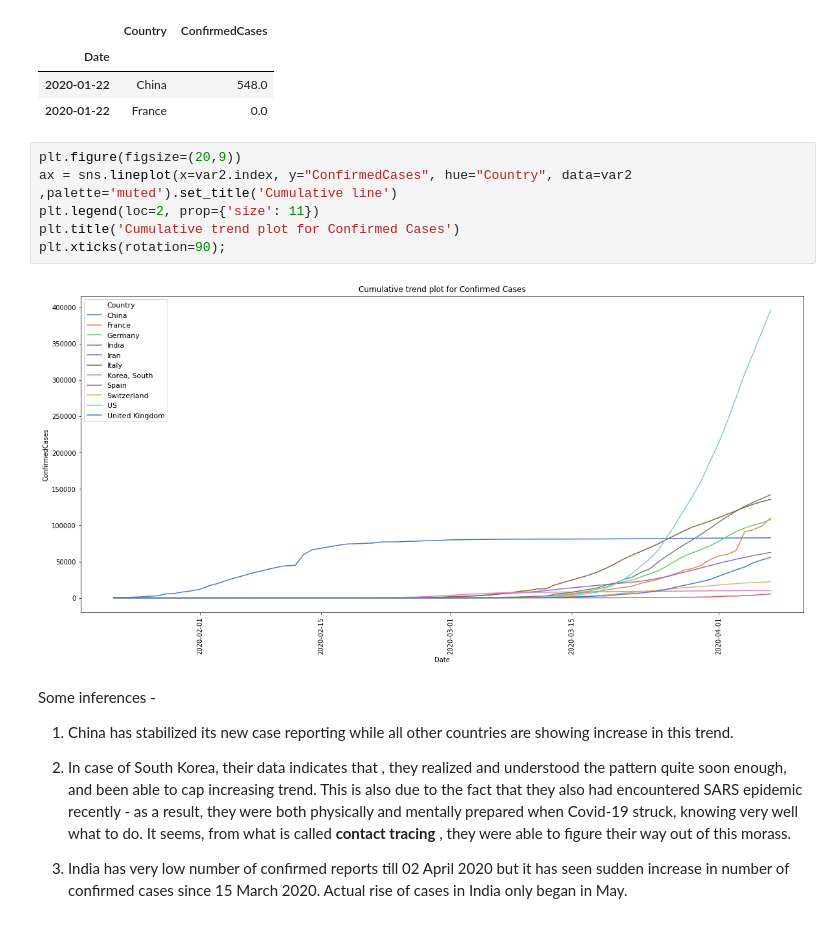
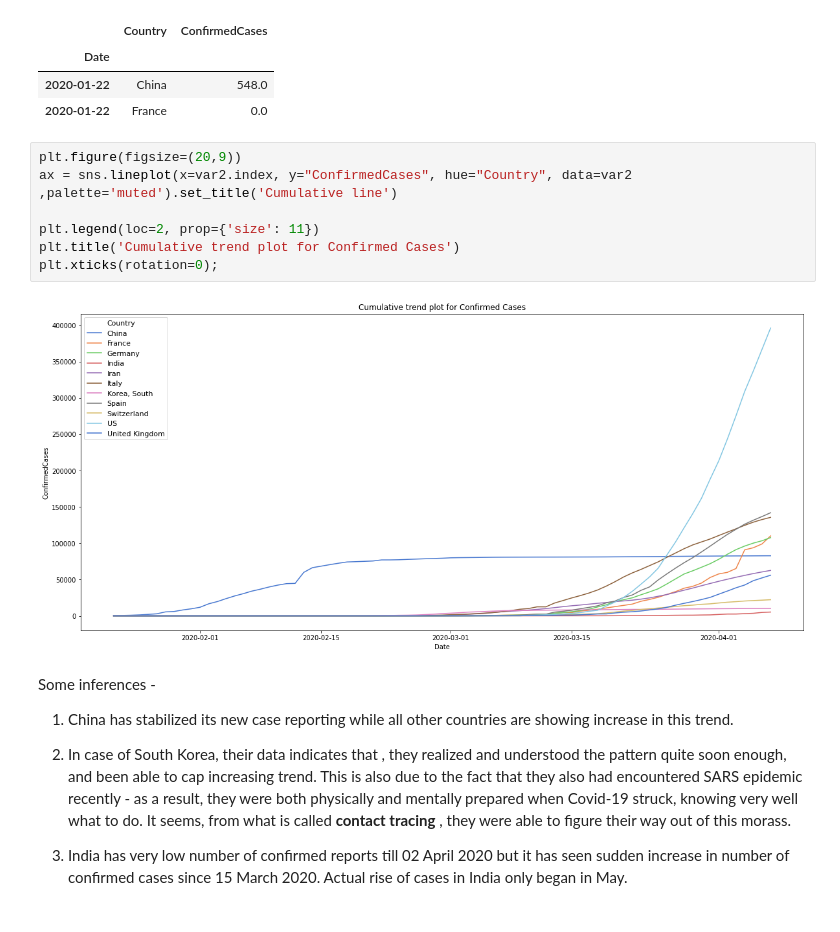
Before and after one commit to 14narmu/COVID-19-Global-Forecasting-Week, a Jupyter notebook: EDA_Covid_19.ipynb, the cells around one changed output. Cells and saved outputs as stored; diff of their text form.

```diff
--- a/EDA_Covid_19.ipynb
+++ b/EDA_Covid_19.ipynb
@@ -449,11 +461,12 @@ var2.head(2)
 # %%
 plt.figure(figsize=(20,9))
 ax = sns.lineplot(x=var2.index, y="ConfirmedCases", hue="Country", data=var2 ,palette='muted').set_title('Cumulative line')
+
 plt.legend(loc=2, prop={'size': 11})
 plt.title('Cumulative trend plot for Confirmed Cases')
-plt.xticks(rotation=90);
+plt.xticks(rotation=0);
 # %% [output]
-[figure, old version]
+[figure, new version]
 # %% [markdown]
 Some inferences -
 1. China has stabilized its new case reporting while all other countries are showing increase in this trend.
```
Also changed, not shown: parts of 16 cells of this notebook.
